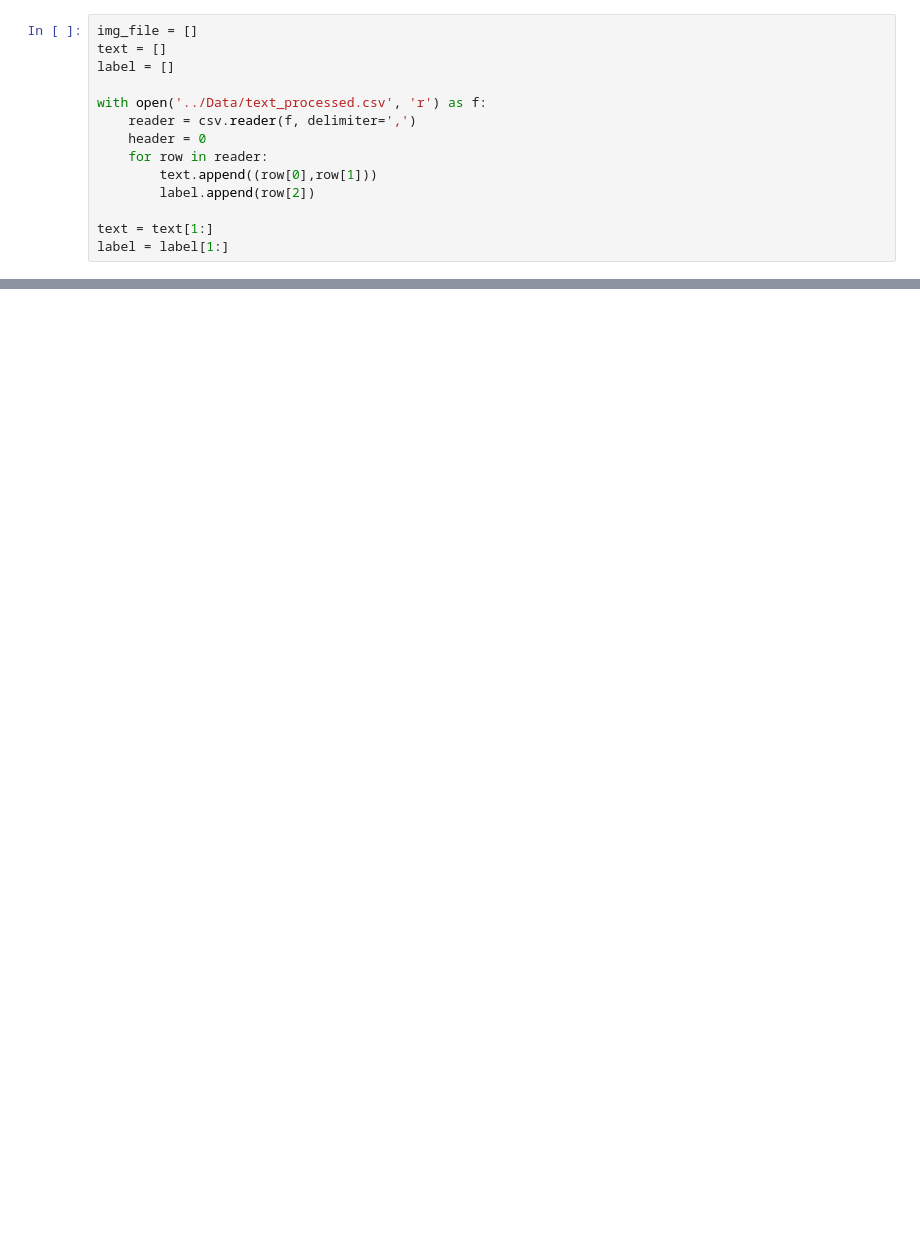
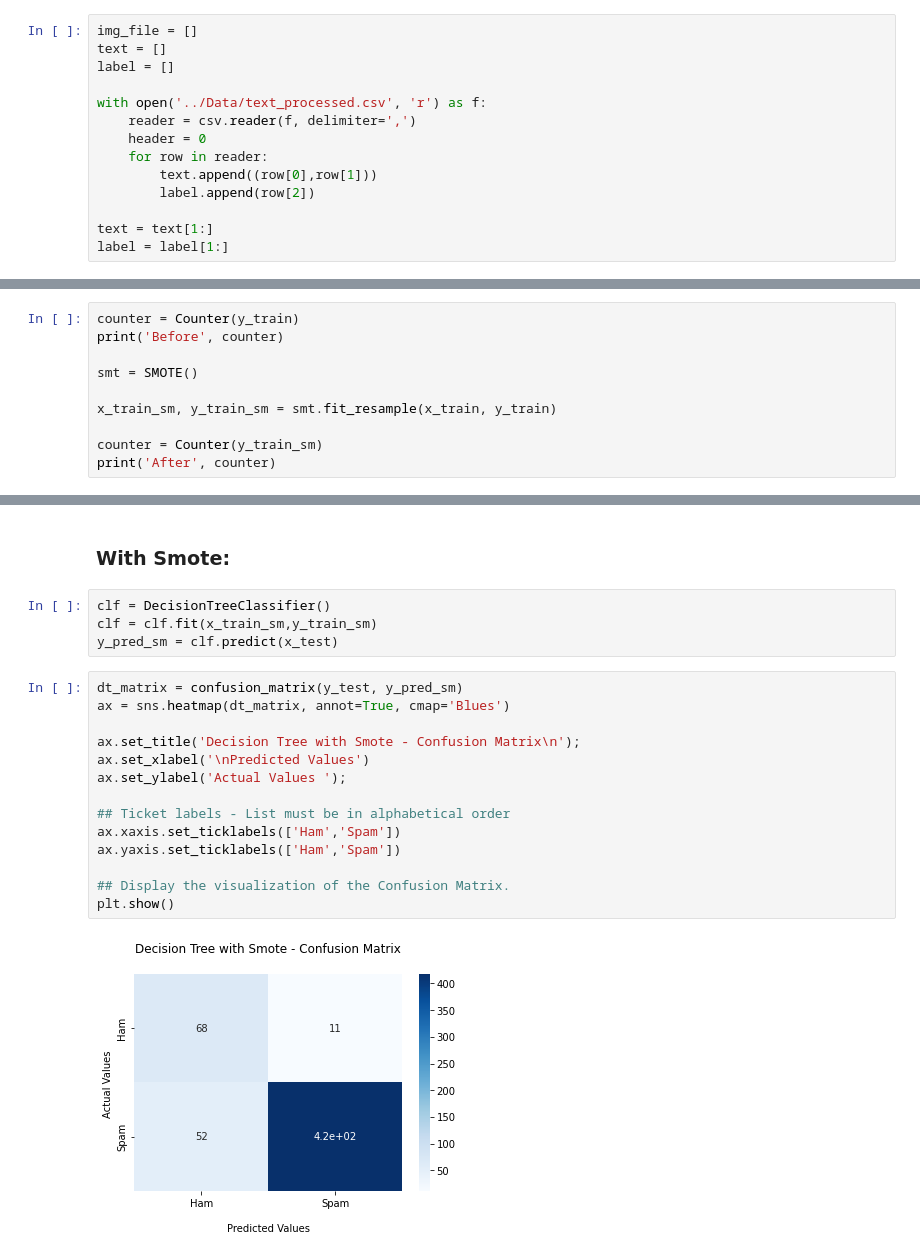
Before and after one commit to CS180-Any-Name/MailSweeper, a Jupyter notebook: Code/FeatureExtraction.ipynb, the cells around one changed output, grey strips where cells are left out. Drawn from its saved outputs; the diff is of its cells as text; blank space fills up the shorter version.

```diff
--- a/Code/FeatureExtraction.ipynb
+++ b/Code/FeatureExtraction.ipynb
@@ -101,0 +173,10 @@ counts.head()
+# %%
+counter = Counter(y_train)
+print('Before', counter)
+
+smt = SMOTE()
+
+x_train_sm, y_train_sm = smt.fit_resample(x_train, y_train)
+
+counter = Counter(y_train_sm)
+print('After', counter)
@@ -103,0 +221,22 @@ counts.to_csv('../Data/feature_extract.csv')
+# %% [markdown]
+### With Smote:
+# %%
+clf = DecisionTreeClassifier()
+clf = clf.fit(x_train_sm,y_train_sm)
+y_pred_sm = clf.predict(x_test)
+# %%
+dt_matrix = confusion_matrix(y_test, y_pred_sm)
+ax = sns.heatmap(dt_matrix, annot=True, cmap='Blues')
+
+ax.set_title('Decision Tree with Smote - Confusion Matrix\n');
+ax.set_xlabel('\nPredicted Values')
+ax.set_ylabel('Actual Values ');
+
+## Ticket labels - List must be in alphabetical order
+ax.xaxis.set_ticklabels(['Ham','Spam'])
+ax.yaxis.set_ticklabels(['Ham','Spam'])
+
+## Display the visualization of the Confusion Matrix.
+plt.show()
+# %% [output]
+[figure, added]
```
Also changed, not shown: parts of 37 cells of this notebook, 4 other files.
